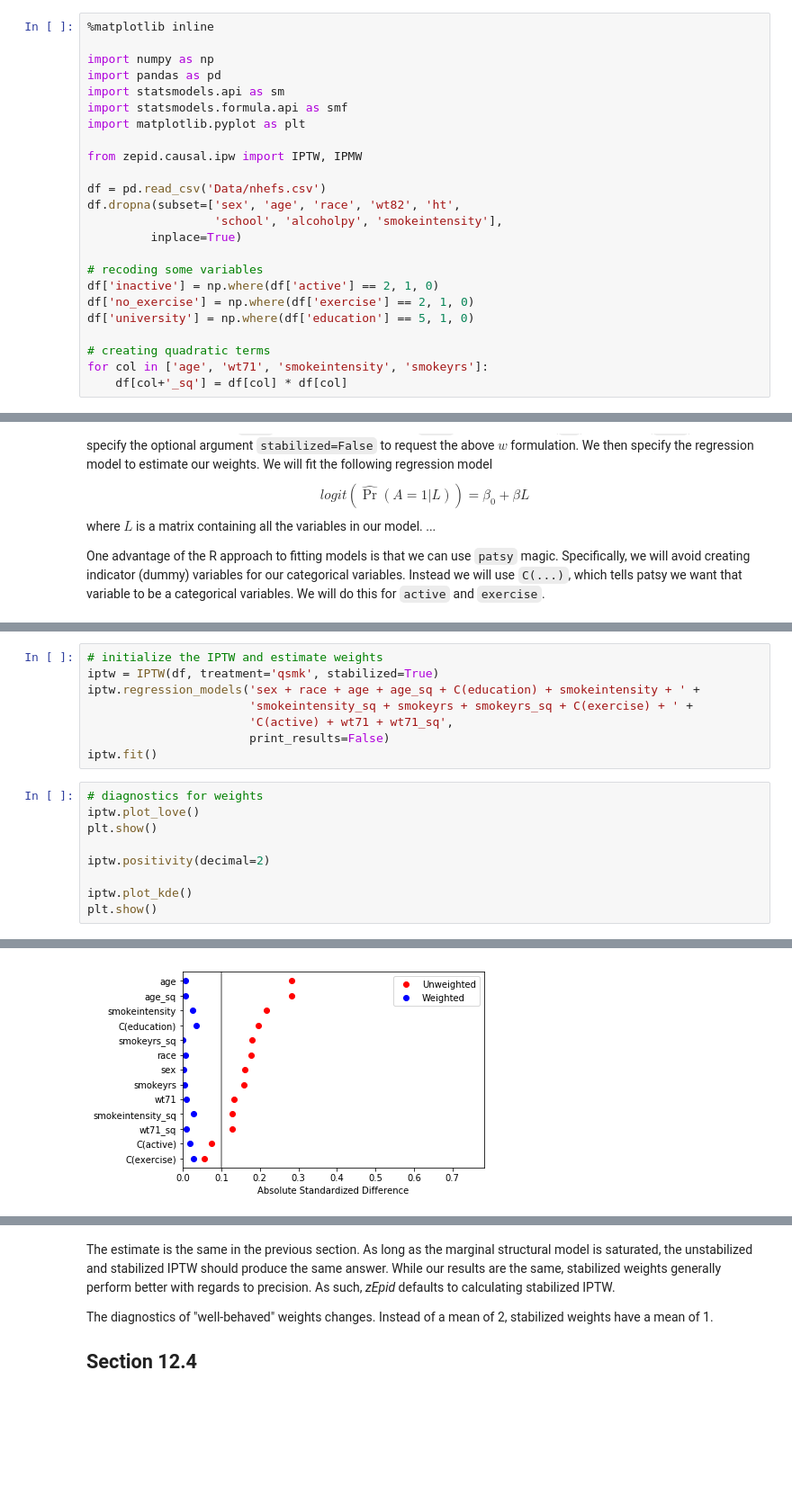
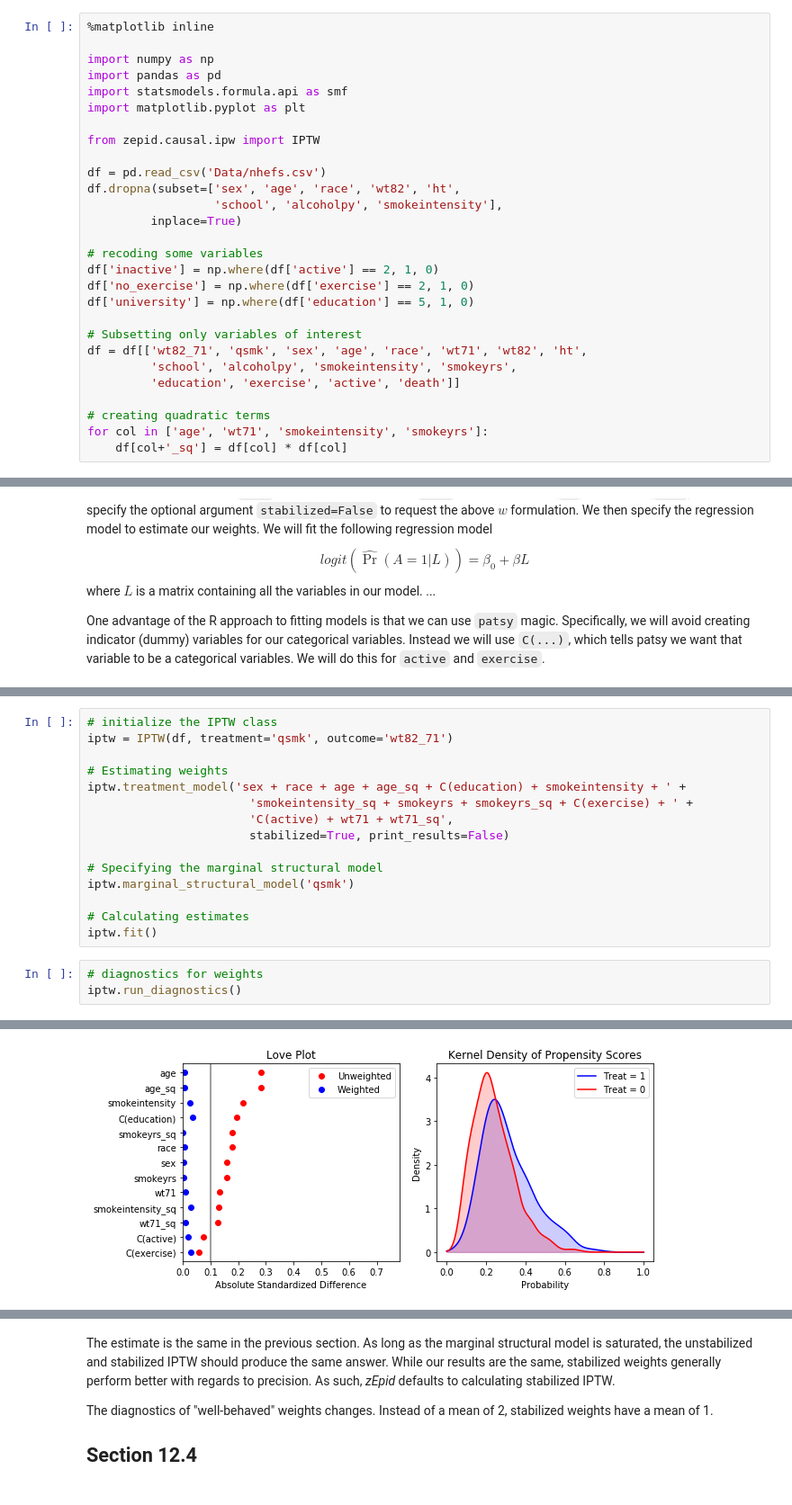
Before and after one commit to pzivich/Python-for-Epidemiologists, a Jupyter notebook: 4_Hernan-Robins/Chapter-12.ipynb, the cells around one changed output, grey strips where cells are left out. Shown at 90% size. Drawn from its saved outputs; the diff is of its cells as text; blank space fills up the shorter version.

```diff
--- a/4_Hernan-Robins/Chapter-12.ipynb
+++ b/4_Hernan-Robins/Chapter-12.ipynb
@@ -15,11 +15,10 @@ The data set used in the book and this tutorial is a subset of the full NHEFS. F
 
 import numpy as np
 import pandas as pd
-import statsmodels.api as sm
 import statsmodels.formula.api as smf
 import matplotlib.pyplot as plt
 
-from zepid.causal.ipw import IPTW, IPMW
+from zepid.causal.ipw import IPTW
 
 df = pd.read_csv('Data/nhefs.csv')
 df.dropna(subset=['sex', 'age', 'race', 'wt82', 'ht',
@@ -31,6 +30,11 @@ df['inactive'] = np.where(df['active'] == 2, 1, 0)
 df['no_exercise'] = np.where(df['exercise'] == 2, 1, 0)
 df['university'] = np.where(df['education'] == 5, 1, 0)
 
+# Subsetting only variables of interest
+df = df[['wt82_71', 'qsmk', 'sex', 'age', 'race', 'wt71', 'wt82', 'ht',
+         'school', 'alcoholpy', 'smokeintensity', 'smokeyrs',
+         'education', 'exercise', 'active', 'death']]
+
 # creating quadratic terms
 for col in ['age', 'wt71', 'smokeintensity', 'smokeyrs']:
     df[col+'_sq'] = df[col] * df[col]
@@ -151,20 +155,21 @@ where the probability is estimated using a logistic regression model.
 
 The only difference we make is that `IPTW` is initialized with `stabilized=True` instead
 # %%
-# initialize the IPTW and estimate weights
-iptw = IPTW(df, treatment='qsmk', stabilized=True)
-iptw.regression_models('sex + race + age + age_sq + C(education) + smokeintensity + ' +
+# initialize the IPTW class
+iptw = IPTW(df, treatment='qsmk', outcome='wt82_71')
+
+# Estimating weights
+iptw.treatment_model('sex + race + age + age_sq + C(education) + smokeintensity + ' +
                        'smokeintensity_sq + smokeyrs + smokeyrs_sq + C(exercise) + ' +
                        'C(active) + wt71 + wt71_sq',
-                       print_results=False)
+                       stabilized=True, print_results=False)
+
+# Specifying the marginal structural model
+iptw.marginal_structural_model('qsmk')
+
+# Calculating estimates
 iptw.fit()
 # %%
 # diagnostics for weights
-iptw.plot_love()
-plt.show()
-
-iptw.positivity(decimal=2)
-
-iptw.plot_kde()
-plt.show()
+iptw.run_diagnostics()
 # %% [output]
@@ -171 +193 @@ plt.show()
-[figure, old version]
+[figure, new version]
```
Also changed, not shown: parts of 26 cells of this notebook, 13 other files.
